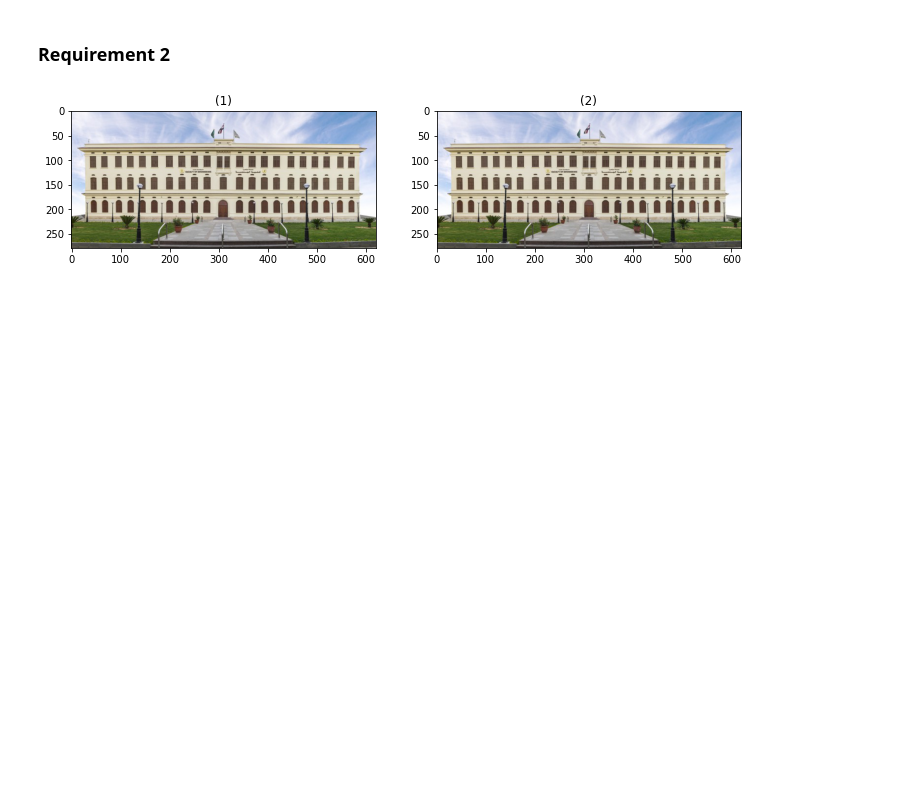
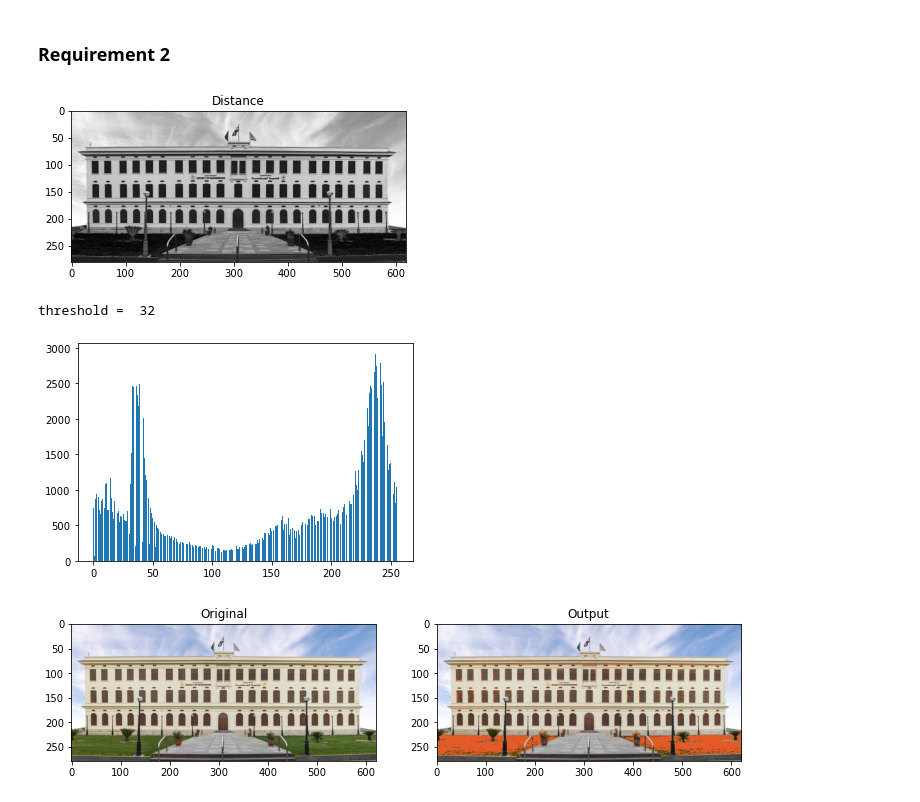
Before and after one commit to EngPeterAtef/ImageProcessing_Labs, a Jupyter notebook: Lab7_std/Lab_Seg_1_STD.ipynb, the cells around one changed output. Cells and saved outputs as stored; diff of their text form; code cells hidden in the pictures; blank space fills up the shorter version.

```diff
--- a/Lab7_std/Lab_Seg_1_STD.ipynb
+++ b/Lab7_std/Lab_Seg_1_STD.ipynb
@@ -66,32 +70,47 @@ B_float = image_cufe[:,:,2].astype(float)
 # %%
 # 4- calculate differences FOR EACH CHANNEL (between the image and the required pixel value)
 diff_R = np.zeros((R_float.shape[0],R_float.shape[1]))
 diff_G = np.zeros((G_float.shape[0],G_float.shape[1]))
 diff_B = np.zeros((B_float.shape[0],B_float.shape[1]))
 
 for x in range(diff_R.shape[0]):
     for y in range(diff_R.shape[1]):
         diff_R[x,y] = pixelValue[0] - R_float[x,y]
         diff_G[x,y] = pixelValue[1] - G_float[x,y]
         diff_B[x,y] = pixelValue[2] - B_float[x,y]
 # 5- calculate overall distance from the given RGB color (use any appropriate distance measure, take care of the minus distances)
 output_image = np.copy(image_cufe)
-distance = np.zeros((output_image.shape[0],output_image.shape[1],output_image.shape[2]))
+distance = np.zeros((diff_R.shape[0],diff_R.shape[1]))
+
+# 6-  create a mask by thresholding the differences
 for x in range(distance.shape[0]):
     for y in range(distance.shape[1]):
-        for z in range(distance.shape[2]):
-            distance[x,y,z] = np.sqrt((output_image[x,y,z] - pixelValue[0])**2 + (output_image[x,y,z] - pixelValue[1])**2 + (output_image[x,y,z] - pixelValue[2])**2)
-# 6-  create a mask by thresholding the differences
-thres_distance = distance < 20
+        distance[x,y] = np.sqrt((diff_R[x,y])**2 + (diff_G[x,y])**2 + (diff_B[x,y])**2)
+show_images([distance],['Distance'])
+showHist(distance)
+distHist = histogram(distance,nbins=256)
+distHist = distHist[0]
+distThreshold = distHist.tolist().index(max(distHist[0:100]))
+print("threshold = ",distThreshold)
+
+thres_distance = distance <distThreshold #distance after thresholding
+
 # 7- In the input image, Replace the pixels of the mask with the following color
 # R = 230 , G = 90 , B=40
-
-output_image[thres_distance == 1] = 230
-output_image[thres_distance == 1] = 90
-output_image[thres_distance == 1] = 40
+output_image[thres_distance == 1,0] = 230
+output_image[thres_distance == 1,1] = 90
+output_image[thres_distance == 1,2] = 40
+# for x in range(thres_distance.shape[0]):
+#     for y in range(thres_distance.shape[1]):
+#         if thres_distance[x,y] == True:
+#             output_image[x,y,0] = 230
+#             output_image[x,y,1] = 90
+#             output_image[x,y,2] = 40
 
 # 8- show the image or save it
-
-show_images([image_cufe,output_image])
+show_images([image_cufe,output_image],["Original","Output"])
 # %% [output]
-[figure, old version]
+[figure, new version]
+threshold =  32
+[figure, added]
+[figure, added]
```
Also changed, not shown: parts of 2 cells of this notebook.
